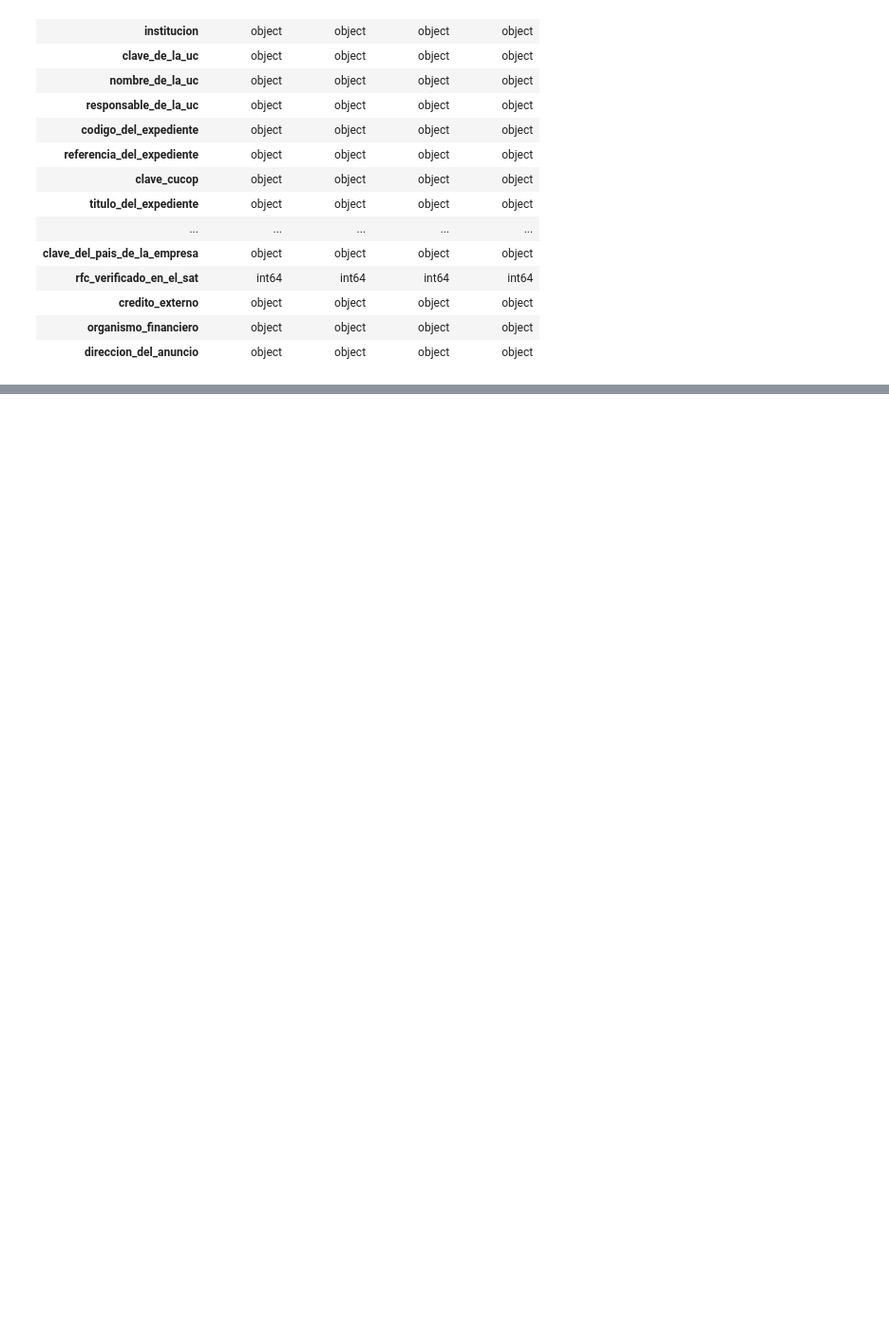
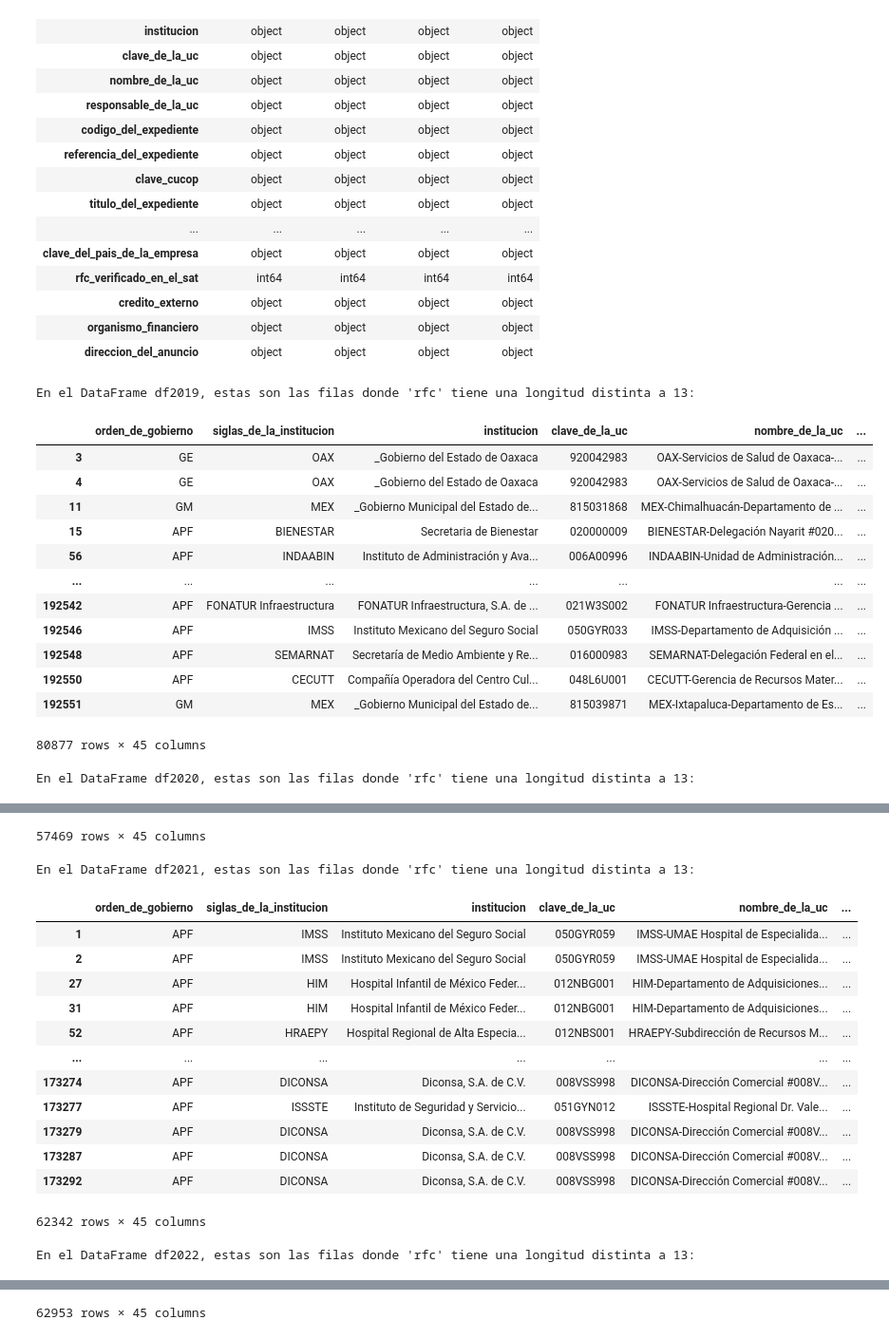
Before and after one commit to artiherrera/analisis_compranet, a Jupyter notebook: notebooks/1.0-normalizacion.ipynb, the cells around one changed output, grey strips where cells are left out. Shown: that part at 95% size. Cells and saved outputs as stored; diff of their text form; code cells hidden in the pictures; blank space fills up the shorter version.

```diff
--- a/notebooks/1.0-normalizacion.ipynb
+++ b/notebooks/1.0-normalizacion.ipynb
@@ -52,3 +52,45 @@ resumen_df
 | credito_externo | object | object | object | object |
 | organismo_financiero | object | object | object | object |
 | direccion_del_anuncio | object | object | object | object |
+# %%
+# Corrección de intercambio de columnas
+def correct_swap(df):
+    mask = df['rfc'].str.len() != 12  # identifica las filas donde 'rfc' tiene una longitud distinta a 13
+    df.loc[mask, ['proveedor_o_contratista', 'rfc']] = df.loc[mask, ['rfc', 'proveedor_o_contratista']].values  # intercambia los valores
+    return df
+
+# Aplicar la corrección a cada DataFrame en el diccionario
+for name, df in dfs.items():
+    dfs[name] = correct_swap(df)
+
+# Verificación después de la corrección
+def verify_correction(df):
+    # Identificar filas donde rfc tiene una longitud distinta a 13
+    mask = df['rfc'].str.len() != 12
+    # Retornar filas donde rfc tiene una longitud distinta a 13
+    return df.loc[mask]
+
+# Aplicar la verificación a cada DataFrame en el diccionario
+for name, df in dfs.items():
+    verification_df = verify_correction(df)
+    if verification_df.empty:
+        print(f"En el DataFrame {name}, no hay filas donde 'rfc' tenga una longitud distinta a 13.")
+    else:
+        print(f"En el DataFrame {name}, estas son las filas donde 'rfc' tiene una longitud distinta a 13:")
+        display(verification_df)
+# %% [output]
+En el DataFrame df2019, estas son las filas donde 'rfc' tiene una longitud distinta a 13:
+|  | orden_de_gobierno | siglas_de_la_institucion | institucion | clave_de_la_uc | nombre_de_la_uc | ... |
+| 3 | GE | OAX | _Gobierno del Estado de Oaxaca | 920042983 | OAX-Servicios de Salud de Oaxaca-... | ... |
+| 4 | GE | OAX | _Gobierno del Estado de Oaxaca | 920042983 | OAX-Servicios de Salud de Oaxaca-... | ... |
+| 11 | GM | MEX | _Gobierno Municipal del Estado de... | 815031868 | MEX-Chimalhuacán-Departamento de ... | ... |
+| 15 | APF | BIENESTAR | Secretaria de Bienestar | 020000009 | BIENESTAR-Delegación Nayarit #020... | ... |
+| 56 | APF | INDAABIN | Instituto de Administración y Ava... | 006A00996 | INDAABIN-Unidad de Administración... | ... |
+| ... | ... | ... | ... | ... | ... | ... |
+| 192542 | APF | FONATUR Infraestructura | FONATUR Infraestructura, S.A. de ... | 021W3S002 | FONATUR Infraestructura-Gerencia ... | ... |
+| 192546 | APF | IMSS | Instituto Mexicano del Seguro Social | 050GYR033 | IMSS-Departamento de Adquisición ... | ... |
+| 192548 | APF | SEMARNAT | Secretaría de Medio Ambiente y Re... | 016000983 | SEMARNAT-Delegación Federal en el... | ... |
+| 192550 | APF | CECUTT | Compañía Operadora del Centro Cul... | 048L6U001 | CECUTT-Gerencia de Recursos Mater... | ... |
+| 192551 | GM | MEX | _Gobierno Municipal del Estado de... | 815039871 | MEX-Ixtapaluca-Departamento de Es... | ... |
+80877 rows × 45 columns
+En el DataFrame df2020, estas son las filas donde 'rfc' tiene una longitud distinta a 13:
@@ -54,0 +109,16 @@ resumen_df
+57469 rows × 45 columns
+En el DataFrame df2021, estas son las filas donde 'rfc' tiene una longitud distinta a 13:
+|  | orden_de_gobierno | siglas_de_la_institucion | institucion | clave_de_la_uc | nombre_de_la_uc | ... |
+| 1 | APF | IMSS | Instituto Mexicano del Seguro Social | 050GYR059 | IMSS-UMAE Hospital de Especialida... | ... |
+| 2 | APF | IMSS | Instituto Mexicano del Seguro Social | 050GYR059 | IMSS-UMAE Hospital de Especialida... | ... |
+| 27 | APF | HIM | Hospital Infantil de México Feder... | 012NBG001 | HIM-Departamento de Adquisiciones... | ... |
+| 31 | APF | HIM | Hospital Infantil de México Feder... | 012NBG001 | HIM-Departamento de Adquisiciones... | ... |
+| 52 | APF | HRAEPY | Hospital Regional de Alta Especia... | 012NBS001 | HRAEPY-Subdirección de Recursos M... | ... |
+| ... | ... | ... | ... | ... | ... | ... |
+| 173274 | APF | DICONSA | Diconsa, S.A. de C.V. | 008VSS998 | DICONSA-Dirección Comercial #008V... | ... |
+| 173277 | APF | ISSSTE | Instituto de Seguridad y Servicio... | 051GYN012 | ISSSTE-Hospital Regional Dr. Vale... | ... |
+| 173279 | APF | DICONSA | Diconsa, S.A. de C.V. | 008VSS998 | DICONSA-Dirección Comercial #008V... | ... |
+| 173287 | APF | DICONSA | Diconsa, S.A. de C.V. | 008VSS998 | DICONSA-Dirección Comercial #008V... | ... |
+| 173292 | APF | DICONSA | Diconsa, S.A. de C.V. | 008VSS998 | DICONSA-Dirección Comercial #008V... | ... |
+62342 rows × 45 columns
+En el DataFrame df2022, estas son las filas donde 'rfc' tiene una longitud distinta a 13:
@@ -54,0 +137 @@ resumen_df
+62953 rows × 45 columns
```
Also changed, not shown: parts of 2 cells of this notebook, 1 other file.
